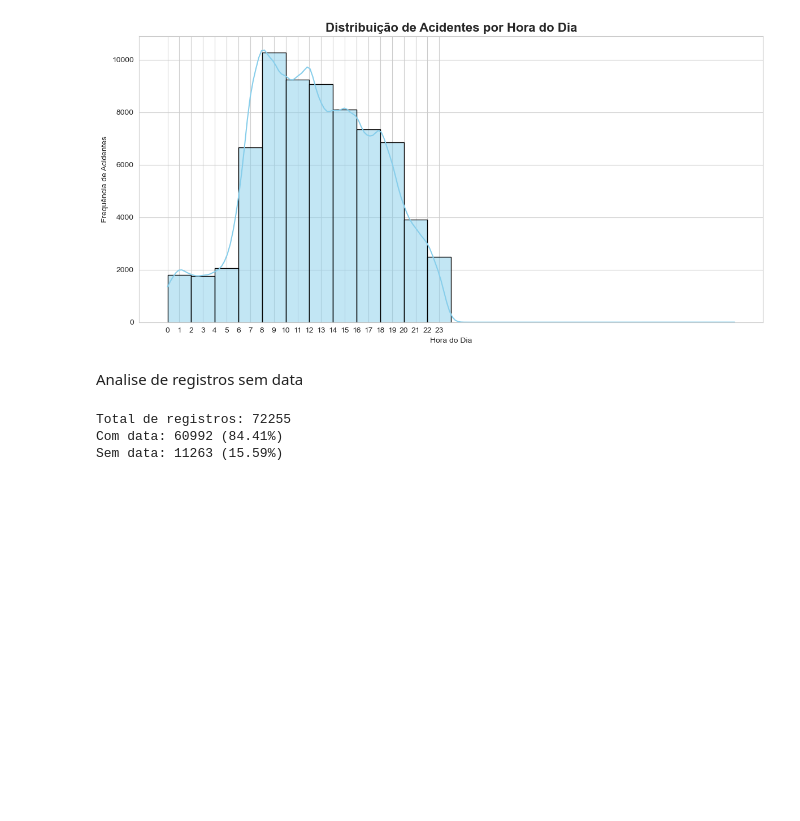
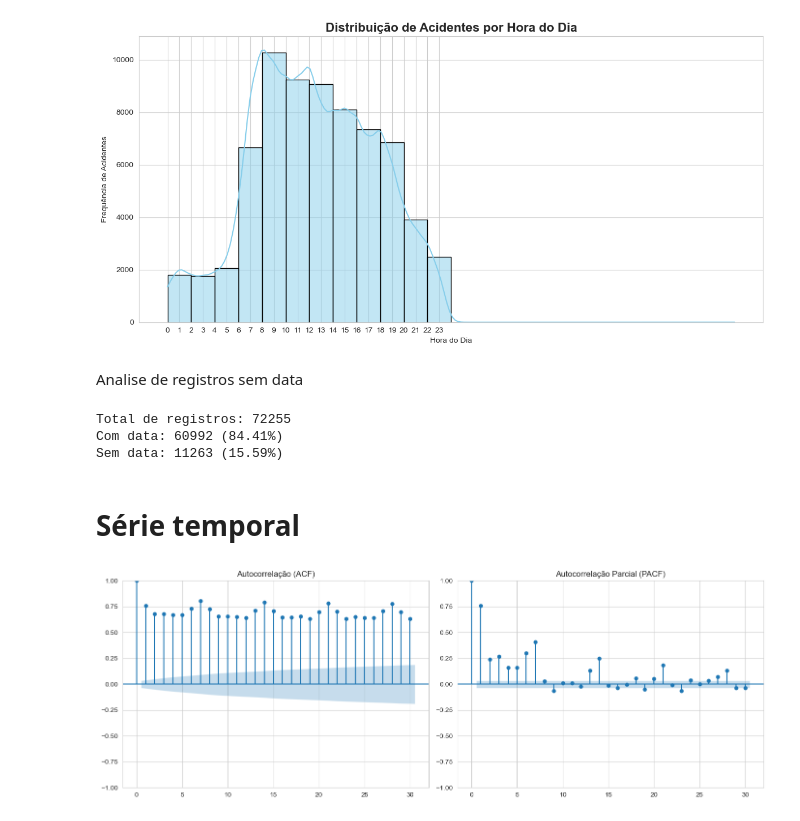
Before and after one commit to FlaviaCosta1037/previsao_acidentes_transito, a Jupyter notebook: main.ipynb, the cells around one changed output. Saved outputs shown, nothing was run; the diff lists cells and outputs as text; code cells hidden in the pictures; blank space fills up the shorter version.

```diff
--- a/main.ipynb
+++ b/main.ipynb
@@ -371,3 +374,29 @@ print(f"Sem data: {total_sem_data} ({proporcao_sem_data:.2f}%)")
 Total de registros: 72255
 Com data: 60992 (84.41%)
 Sem data: 11263 (15.59%)
+# %% [markdown]
+# Série temporal
+# %%
+# 1. Filtrar os dados com data
+df_com_data = df[df['data_unificada'].notnull()].copy()
+
+# 2. Garantir formato datetime
+df_com_data['data_unificada'] = pd.to_datetime(df_com_data['data_unificada'])
+
+# 3. Criar a série temporal (número de acidentes por dia)
+serie = df_com_data.groupby('data_unificada').size()
+serie = serie.asfreq('D')  # frequência diária
+# %%
+plt.figure(figsize=(14, 5))
+plt.subplot(1, 2, 1)
+plot_acf(serie.dropna(), lags=30, ax=plt.gca())
+plt.title("Autocorrelação (ACF)")
+
+plt.subplot(1, 2, 2)
+plot_pacf(serie.dropna(), lags=30, ax=plt.gca(), method='ywm')
+plt.title("Autocorrelação Parcial (PACF)")
+
+plt.tight_layout()
+plt.show()
+# %% [output]
+[figure, added]
```
Also changed, not shown: parts of 9 cells of this notebook, 41 other files.
